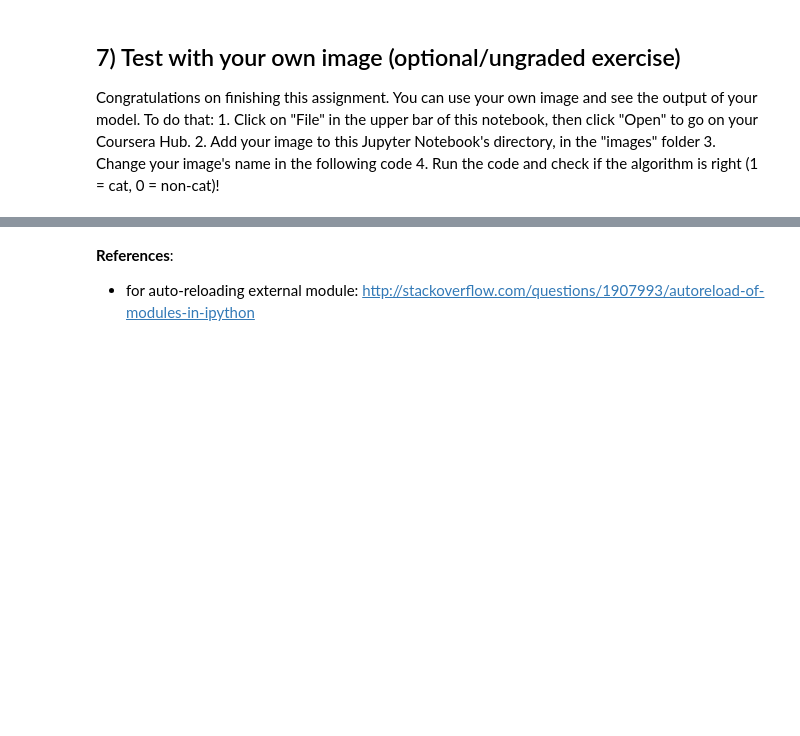
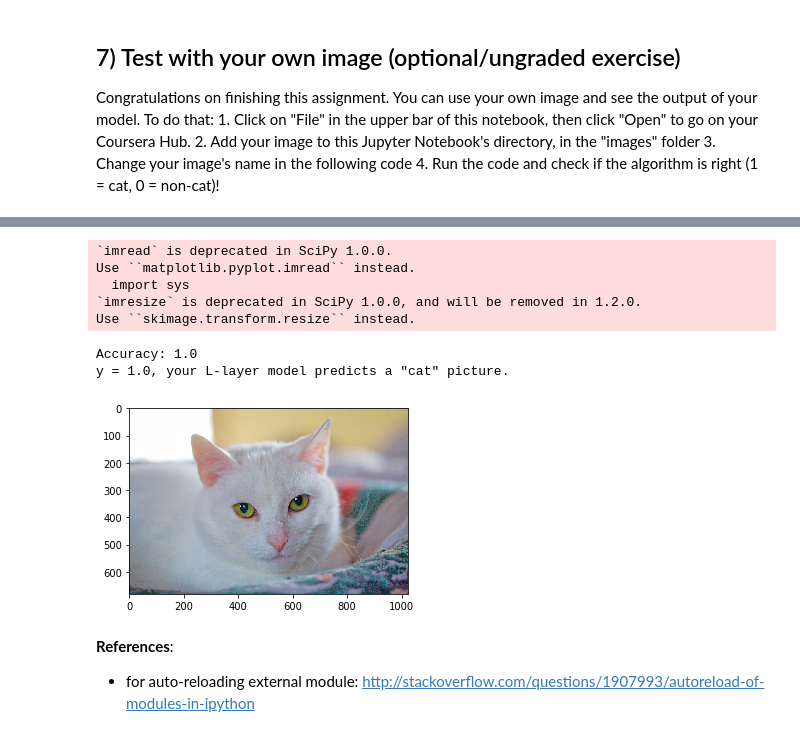
Before and after one commit to zjzsu2000/CMPE258, a Jupyter notebook: Ungraded_assignment_3/Ungraded_assignment_3_Week4_2_DNNv3.ipynb, the cells around one changed output, grey strips where cells are left out. Cells and saved outputs as stored; diff of their text form; code cells hidden in the pictures; blank space fills up the shorter version.

```diff
--- a/Ungraded_assignment_3/Ungraded_assignment_3_Week4_2_DNNv3.ipynb
+++ b/Ungraded_assignment_3/Ungraded_assignment_3_Week4_2_DNNv3.ipynb
@@ -54,2 +66,24 @@ Let's get more familiar with the dataset. Load the data by running the cell belo
+# %%
+root_dir = '/content/drive/My Drive/'
+base_dir = root_dir + 'CMPE258/assignment/'
+data_dir_me=base_dir+'data/'
+train_path = data_dir_me + 'train_catvnoncat.h5'
+test_path = data_dir_me + 'test_catvnoncat.h5'
+# %%
+def load_data():
+    train_dataset = h5py.File(train_path, "r")
+    train_set_x_orig = np.array(train_dataset["train_set_x"][:]) # your train set features
+    train_set_y_orig = np.array(train_dataset["train_set_y"][:]) # your train set labels
+
+    test_dataset = h5py.File(test_path, "r")
+    test_set_x_orig = np.array(test_dataset["test_set_x"][:]) # your test set features
+    test_set_y_orig = np.array(test_dataset["test_set_y"][:]) # your test set labels
+
+    classes = np.array(test_dataset["list_classes"][:]) # the list of classes
+
+    train_set_y_orig = train_set_y_orig.reshape((1, train_set_y_orig.shape[0]))
+    test_set_y_orig = test_set_y_orig.reshape((1, test_set_y_orig.shape[0]))
+
+    return train_set_x_orig, train_set_y_orig, test_set_x_orig, test_set_y_orig, classes
 # %%
 train_x_orig, train_y, test_x_orig, test_y, classes = load_data()
@@ -486,16 +929,25 @@ Congratulations on finishing this assignment. You can use your own image and see
 # %%
 ## START CODE HERE ##
 my_image = "my_image.jpg" # change this to the name of your image file
 my_label_y = [1] # the true class of your image (1 -> cat, 0 -> non-cat)
 ## END CODE HERE ##
 
-fname = "images/" + my_image
+fname = data_dir_me + my_image
 image = np.array(ndimage.imread(fname, flatten=False))
-my_image = scipy.misc.imresize(image, size=(num_px,num_px)).reshape((num_px*num_px*3,1))
+my_image = misc.imresize(image, size=(num_px,num_px)).reshape((num_px*num_px*3,1))
 my_predicted_image = predict(my_image, my_label_y, parameters)
 
 plt.imshow(image)
 print ("y = " + str(np.squeeze(my_predicted_image)) + ", your L-layer model predicts a \"" + classes[int(np.squeeze(my_predicted_image)),].decode("utf-8") +  "\" picture.")
+# %% [output]
+`imread` is deprecated in SciPy 1.0.0.
+Use ``matplotlib.pyplot.imread`` instead.
+  import sys
+`imresize` is deprecated in SciPy 1.0.0, and will be removed in 1.2.0.
+Use ``skimage.transform.resize`` instead.
+Accuracy: 1.0
+y = 1.0, your L-layer model predicts a "cat" picture.
+[figure, added]
 # %% [markdown]
 **References**:
 
```
Also changed, not shown: parts of 24 cells of this notebook.
